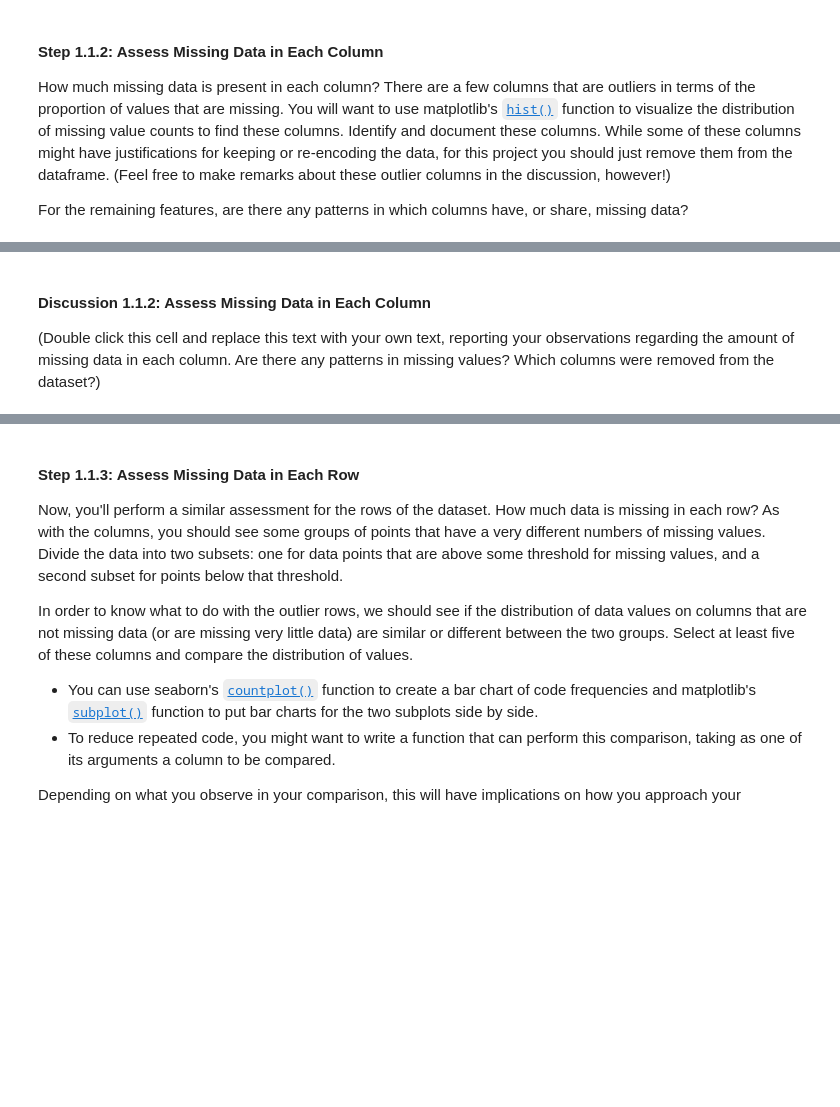
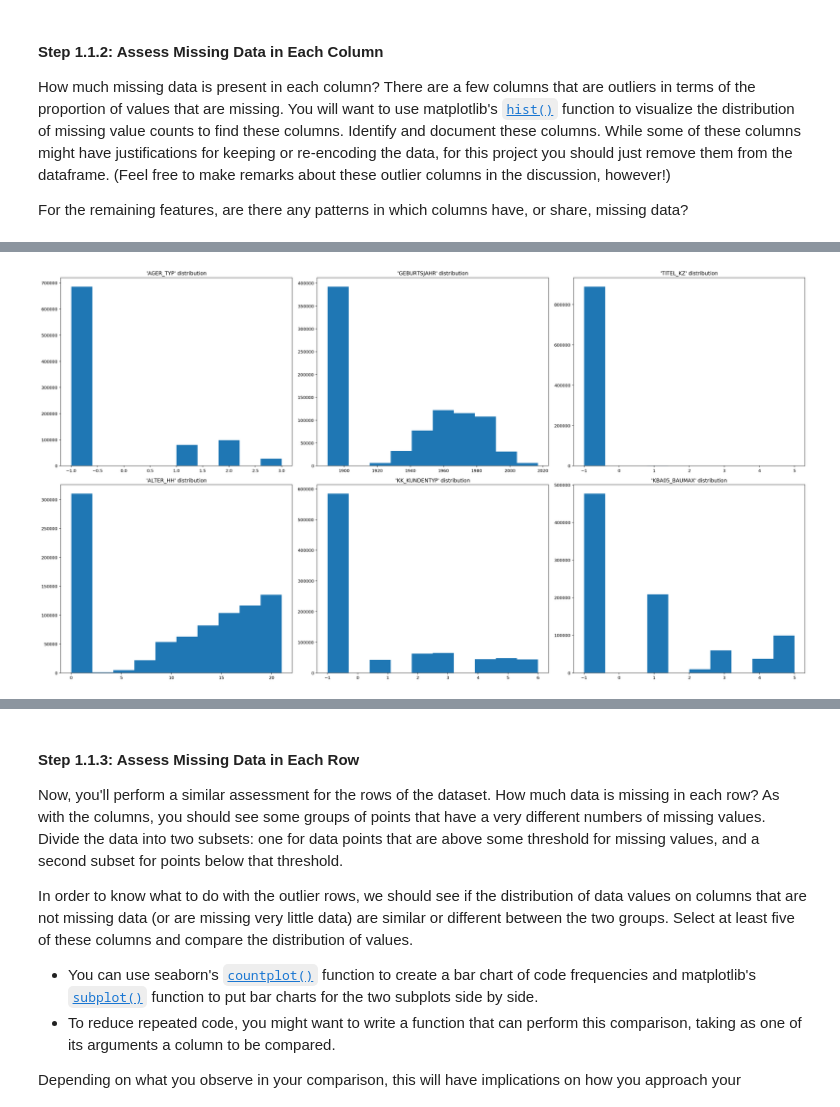
Before and after one commit to jkielbaey/mlnd-customer-segments, a Jupyter notebook: Identify_Customer_Segments.ipynb, the cells around one changed output, grey strips where cells are left out. Drawn from its saved outputs; the diff is of its cells as text; code cells hidden in the pictures; blank space fills up the shorter version.

```diff
--- a/Identify_Customer_Segments.ipynb
+++ b/Identify_Customer_Segments.ipynb
@@ -70,3 +271,25 @@ For the remaining features, are there any patterns in which columns have, or sha
+# %%
+ncols = 3
+nrows = int(len(missing_column_names)/ncols)+1
+
+map_missing = {
+    'AGER_TYP': -1,
+    'GEBURTSJAHR': 1890,
+    'TITEL_KZ': -1,
+    'KK_KUNDENTYP': -1,
+    'KBA05_BAUMAX': -1,
+    'ALTER_HH': 0
+}
+
+fig = plt.figure(figsize=(25,20))
+for i, c in enumerate(missing_column_names):
+    ax = fig.add_subplot(nrows, ncols, i + 1 % 2)
+    ax.set_title(f"'{c}' distribution")
+    ax.hist(azdias[c].fillna(map_missing[c]))
+fig.tight_layout()
+fig.show()
+# %% [output]
+[figure, added]
 # %%
 # Remove the outlier columns from the dataset. (You'll perform other data
 # engineering tasks such as re-encoding and imputation later.)
@@ -73,4 +297,0 @@ For the remaining features, are there any patterns in which columns have, or sha
-# %% [markdown]
-#### Discussion 1.1.2: Assess Missing Data in Each Column
-
-(Double click this cell and replace this text with your own text, reporting your observations regarding the amount of missing data in each column. Are there any patterns in missing values? Which columns were removed from the dataset?)
```
Also changed, not shown: parts of 113 cells of this notebook.
